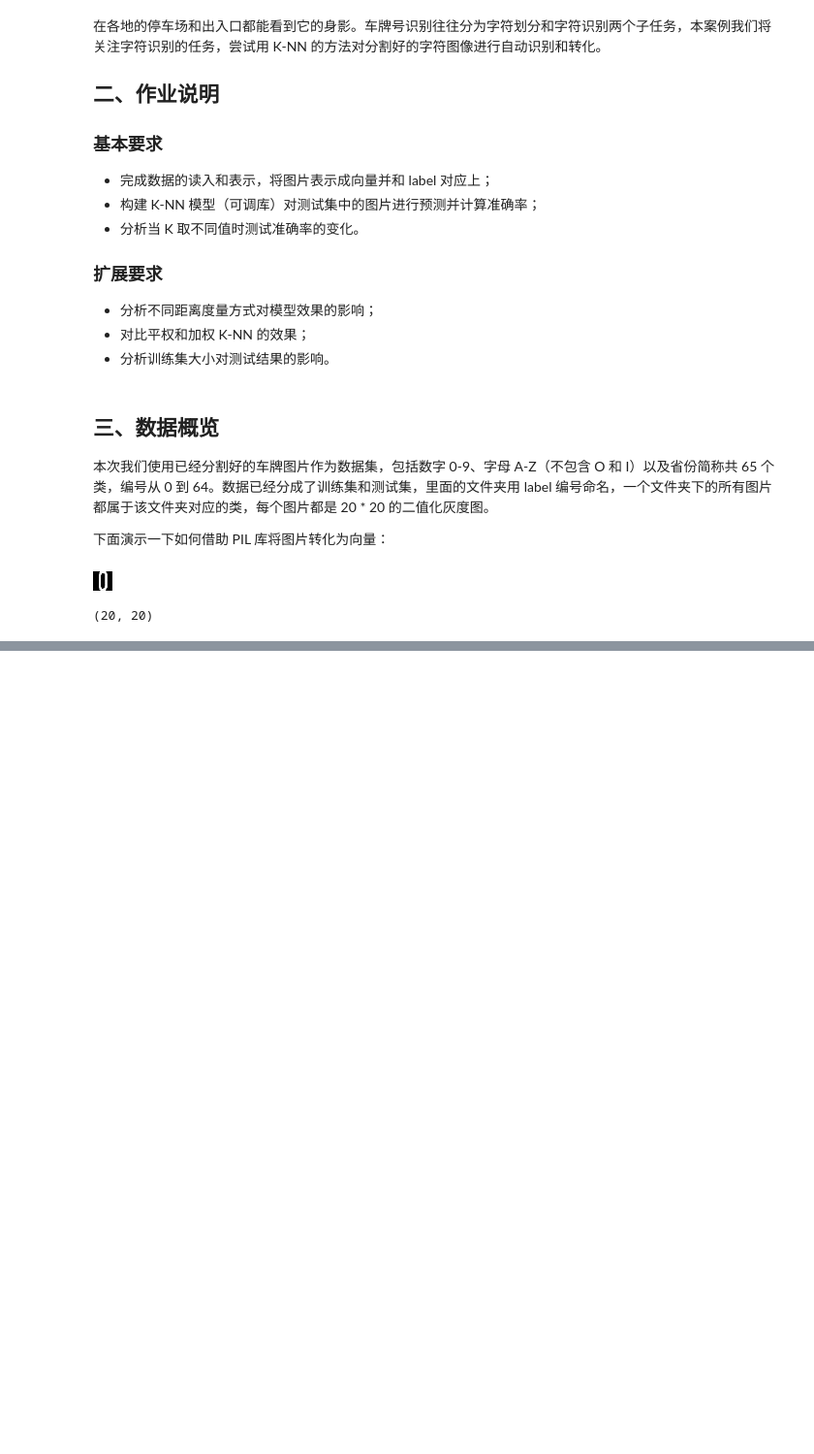
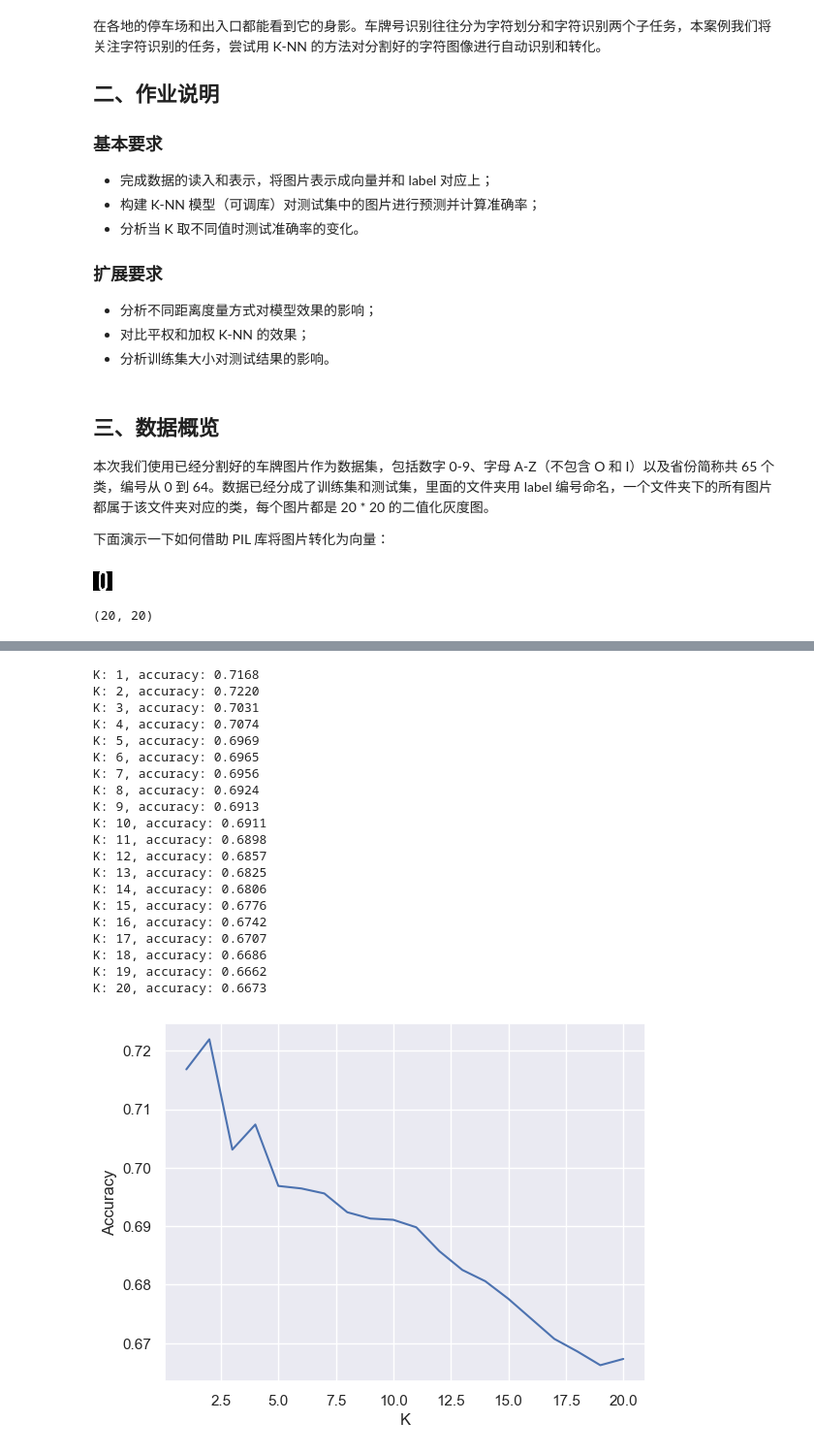
Before and after one commit to JaegerZhao/MachineLearning, a Jupyter notebook: 4 基于K-近邻的车牌号识别/exp4.ipynb, the cells around one changed output, grey strips where cells are left out. Shown at 97% size. Cells and saved outputs as stored; diff of their text form; code cells hidden in the pictures; blank space fills up the shorter version.

```diff
--- a/4 基于K-近邻的车牌号识别/exp4.ipynb
+++ b/4 基于K-近邻的车牌号识别/exp4.ipynb
@@ -40,0 +82,17 @@ pixels.shape
+# %%
+# 读取文件标签，并返回图片、标签列表
+def readFile(path,nums = -1):
+    labels =[]
+    Imglist = []
+    for label in os.listdir(path):
+        path_file = os.path.join(path,label)
+        Imgs = readImg(path_file,nums)
+        Imglist = Imglist + Imgs
+        for i in range(len(Imgs)):
+            labels.append(label)
+    return np.array(Imglist), np.array(labels)
+
+# 测试该函数
+nums = 5
+x,y = readFile(path_train,nums)
+x.shape,y.shape
@@ -40,0 +103,4 @@ pixels.shape
+# %%
+x_train,y_train = readFile(path_train)
+x_test,y_test = readFile(path_test)
+x_train.shape, y_train.shape, x_test.shape, y_test.shape  # 观察训练与测试数据规模
@@ -40,0 +111,6 @@ pixels.shape
+# %%
+model = KNeighborsClassifier(n_neighbors=3, weights='uniform', algorithm='auto')
+model.fit(x_train, y_train)  # 记录训练数据
+p_test = model.predict(x_test)  # 预测测试图片
+accuracy = accuracy_score(p_test, y_test)  # 计算准确率
+print(f'accuracy: {accuracy:.4f}')
@@ -40,0 +129,39 @@ pixels.shape
+# %%
+k_range = range(1,21)
+acc_list = []
+sns.set()
+
+for k in k_range:  # 遍历邻居的个数 k
+    model = KNeighborsClassifier(k)
+    model.fit(x_train, y_train)  # 记录训练数据
+    p_test = model.predict(x_test)  # 预测测试图片
+    accuracy = accuracy_score(p_test, y_test)  # 计算准确率
+    acc_list.append(accuracy)
+    print('K: {}, accuracy: {:<.4f}'.format(k, accuracy))
+
+plt.plot(k_range, acc_list)  # 画图
+plt.xlabel('K')
+plt.ylabel('Accuracy')
+plt.show()
+# %% [output]
+K: 1, accuracy: 0.7168
+K: 2, accuracy: 0.7220
+K: 3, accuracy: 0.7031
+K: 4, accuracy: 0.7074
+K: 5, accuracy: 0.6969
+K: 6, accuracy: 0.6965
+K: 7, accuracy: 0.6956
+K: 8, accuracy: 0.6924
+K: 9, accuracy: 0.6913
+K: 10, accuracy: 0.6911
+K: 11, accuracy: 0.6898
+K: 12, accuracy: 0.6857
+K: 13, accuracy: 0.6825
+K: 14, accuracy: 0.6806
+K: 15, accuracy: 0.6776
+K: 16, accuracy: 0.6742
+K: 17, accuracy: 0.6707
+K: 18, accuracy: 0.6686
+K: 19, accuracy: 0.6662
+K: 20, accuracy: 0.6673
+[figure, added]
```
Also changed, not shown: parts of 21 cells of this notebook.
